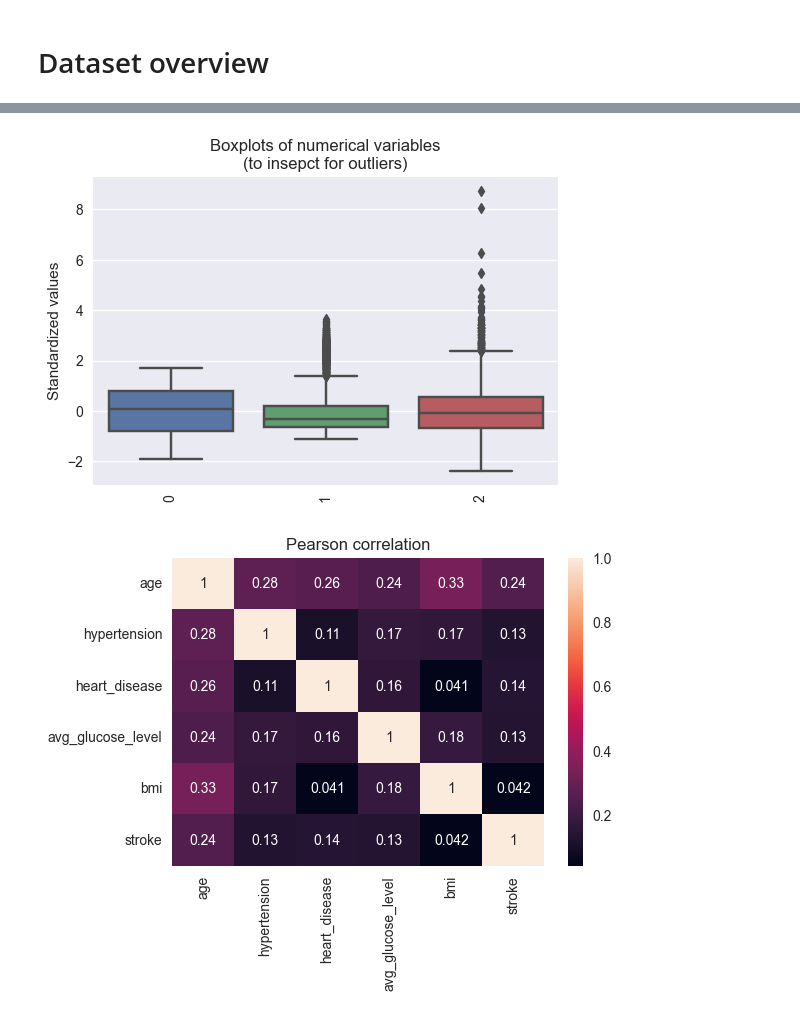
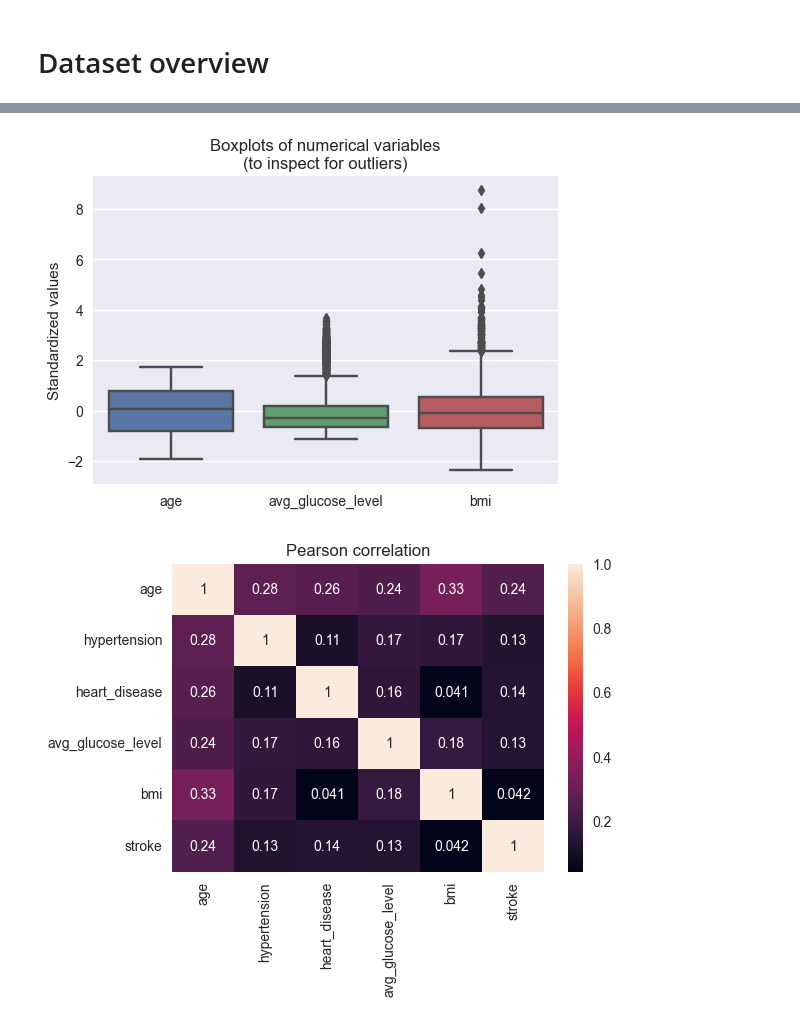
Before and after one commit to maxADeVisser/IDSS_PW3, a Jupyter notebook: data_preprocessing.ipynb, the cells around one changed output, grey strips where cells are left out. Drawn from its saved outputs; the diff is of its cells as text; code cells hidden in the pictures.

```diff
--- a/data_preprocessing.ipynb
+++ b/data_preprocessing.ipynb
@@ -53,14 +52,13 @@ Dataset statistics:
 # %%
-# Outliers inspection for numerical variables
 plt.figure(figsize=(6, 4))
 scaler = StandardScaler() # first standardize the data to make the boxplots comparable
-sns.boxplot(data=scaler.fit_transform(df_raw[['age', 'avg_glucose_level', 'bmi']]))
-plt.title("Boxplots of numerical variables\n(to insepct for outliers)")
-plt.xticks(rotation=90)
+ax = sns.boxplot(data=scaler.fit_transform(df_raw[['age', 'avg_glucose_level', 'bmi']]))
+ax.set_xticklabels(['age', 'avg_glucose_level', 'bmi'])
+plt.title("Boxplots of numerical variables\n(to inspect for outliers)")
 plt.ylabel("Standardized values")
 plt.show()
 # %% [output]
-[figure, old version]
+[figure, new version]
 # %%
 # Initial correlation plot (this excludes categorical variables since they are not encoded yet)
 plt.figure(figsize=(6, 4))
```
Also changed, not shown: parts of 4 cells of this notebook.
